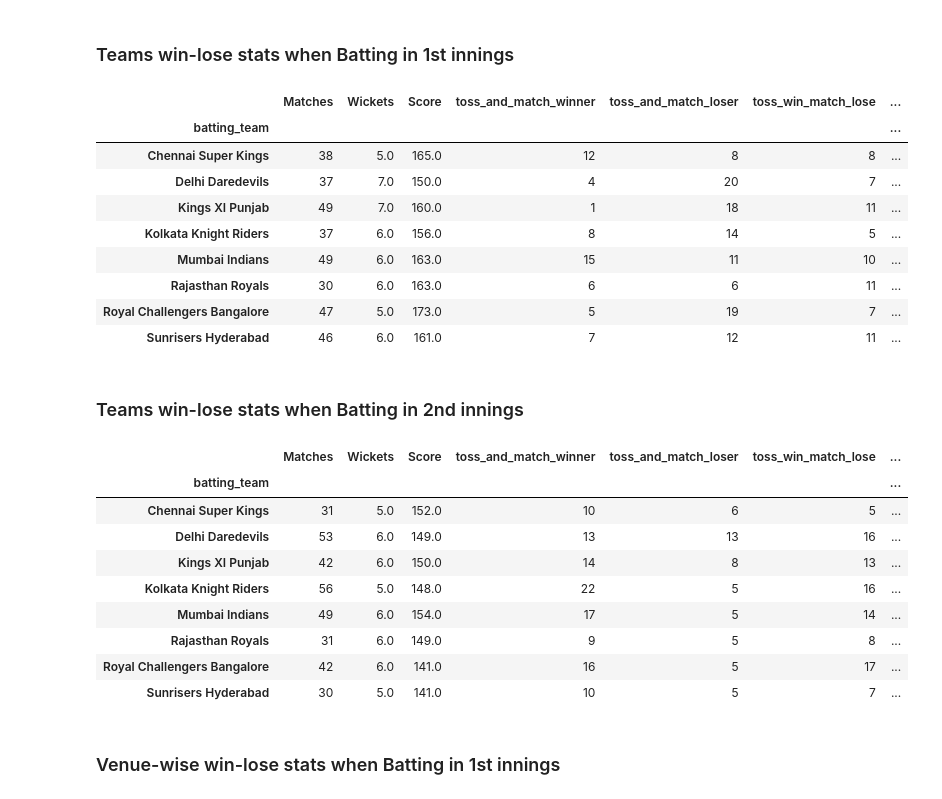
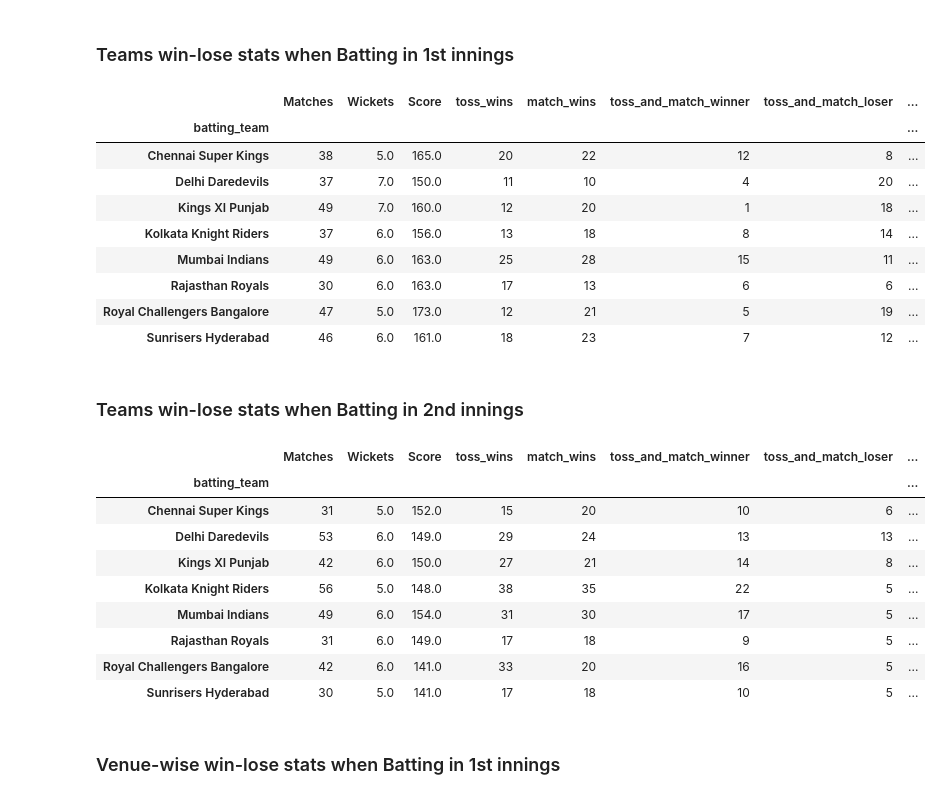
Before and after one commit to dhararkajit/arkajit_repo, a Jupyter notebook: IPL_all_matches_ballbyball.ipynb, the cells around one changed output. Cells and saved outputs as stored; diff of their text form; code cells hidden in the pictures.

```diff
--- a/IPL_all_matches_ballbyball.ipynb
+++ b/IPL_all_matches_ballbyball.ipynb
@@ -475,0 +500,6 @@ i2_full = i2_df_new.append(i2_df_2013new.append(i2_df_2014new.append(i2_df_2015n
+# %%
+i1_full.loc[i1_full.batting_team == 'Rising Pune Supergiant','batting_team']='Rising Pune Supergiants'
+i1_full.loc[i1_full.match_winner == 'Rising Pune Supergiant','match_winner']='Rising Pune Supergiants'
+
+i2_full.loc[i2_full.batting_team == 'Rising Pune Supergiant','batting_team']='Rising Pune Supergiants'
+i2_full.loc[i2_full.match_winner == 'Rising Pune Supergiant','match_winner']='Rising Pune Supergiants'
@@ -507,44 +528,48 @@ from collections import OrderedDict
 # %%
 def agg_wkts_runs_by(df,para):
     result = df.groupby(para).agg(OrderedDict([('venue','count'),('wickets','mean'),
-                                   ('Total','mean'),('toss_and_match_winner','sum'),
-                                   ('toss_and_match_loser','sum'),('toss_win_match_lose','sum'),
-                                   ('toss_lose_match_win','sum')])).round().rename(columns =
+                                   ('Total','mean'),('toss','sum'),('winner','sum'),
+                                   ('toss_and_match_winner','sum'),('toss_and_match_loser','sum'),
+                                   ('toss_win_match_lose','sum'),('toss_lose_match_win','sum')])).round().rename(
+                                                                                    columns =
                                                                                    {'venue':'Matches','Total':'Score',
+                                                                                  'toss':'toss_wins','winner':'match_wins',
                                                                                   'wickets':'Wickets'})
     return result
 # %% [markdown]
 ### Teams win-lose stats when Batting in 1st innings
 # %%
 i1_teams_agg = agg_wkts_runs_by(i1_full,['batting_team'])[agg_wkts_runs_by(i1_full,['batting_team'])['Matches'] > 20]
+i1_teams_agg.to_csv('teams_batting_first.csv')
 i1_teams_agg
 # %% [output]
-|  | Matches | Wickets | Score | toss_and_match_winner | toss_and_match_loser | toss_win_match_lose | ... |
-| batting_team |  |  |  |  |  |  | ... |
-| Chennai Super Kings | 38 | 5.0 | 165.0 | 12 | 8 | 8 | ... |
-| Delhi Daredevils | 37 | 7.0 | 150.0 | 4 | 20 | 7 | ... |
-| Kings XI Punjab | 49 | 7.0 | 160.0 | 1 | 18 | 11 | ... |
-| Kolkata Knight Riders | 37 | 6.0 | 156.0 | 8 | 14 | 5 | ... |
-| Mumbai Indians | 49 | 6.0 | 163.0 | 15 | 11 | 10 | ... |
-| Rajasthan Royals | 30 | 6.0 | 163.0 | 6 | 6 | 11 | ... |
-| Royal Challengers Bangalore | 47 | 5.0 | 173.0 | 5 | 19 | 7 | ... |
-| Sunrisers Hyderabad | 46 | 6.0 | 161.0 | 7 | 12 | 11 | ... |
+|  | Matches | Wickets | Score | toss_wins | match_wins | toss_and_match_winner | toss_and_match_loser | ... |
+| batting_team |  |  |  |  |  |  |  | ... |
+| Chennai Super Kings | 38 | 5.0 | 165.0 | 20 | 22 | 12 | 8 | ... |
+| Delhi Daredevils | 37 | 7.0 | 150.0 | 11 | 10 | 4 | 20 | ... |
+| Kings XI Punjab | 49 | 7.0 | 160.0 | 12 | 20 | 1 | 18 | ... |
+| Kolkata Knight Riders | 37 | 6.0 | 156.0 | 13 | 18 | 8 | 14 | ... |
+| Mumbai Indians | 49 | 6.0 | 163.0 | 25 | 28 | 15 | 11 | ... |
+| Rajasthan Royals | 30 | 6.0 | 163.0 | 17 | 13 | 6 | 6 | ... |
+| Royal Challengers Bangalore | 47 | 5.0 | 173.0 | 12 | 21 | 5 | 19 | ... |
+| Sunrisers Hyderabad | 46 | 6.0 | 161.0 | 18 | 23 | 7 | 12 | ... |
 # %% [markdown]
 ### Teams win-lose stats when Batting in 2nd innings
 # %%
 i2_teams_agg = agg_wkts_runs_by(i2_full,['batting_team'])[agg_wkts_runs_by(i2_full,['batting_team'])['Matches'] > 20]
+i2_teams_agg.to_csv('teams_batting_second.csv')
 i2_teams_agg
 # %% [output]
-|  | Matches | Wickets | Score | toss_and_match_winner | toss_and_match_loser | toss_win_match_lose | ... |
-| batting_team |  |  |  |  |  |  | ... |
-| Chennai Super Kings | 31 | 5.0 | 152.0 | 10 | 6 | 5 | ... |
-| Delhi Daredevils | 53 | 6.0 | 149.0 | 13 | 13 | 16 | ... |
-| Kings XI Punjab | 42 | 6.0 | 150.0 | 14 | 8 | 13 | ... |
-| Kolkata Knight Riders | 56 | 5.0 | 148.0 | 22 | 5 | 16 | ... |
-| Mumbai Indians | 49 | 6.0 | 154.0 | 17 | 5 | 14 | ... |
-| Rajasthan Royals | 31 | 6.0 | 149.0 | 9 | 5 | 8 | ... |
-| Royal Challengers Bangalore | 42 | 6.0 | 141.0 | 16 | 5 | 17 | ... |
-| Sunrisers Hyderabad | 30 | 5.0 | 141.0 | 10 | 5 | 7 | ... |
+|  | Matches | Wickets | Score | toss_wins | match_wins | toss_and_match_winner | toss_and_match_loser | ... |
+| batting_team |  |  |  |  |  |  |  | ... |
+| Chennai Super Kings | 31 | 5.0 | 152.0 | 15 | 20 | 10 | 6 | ... |
+| Delhi Daredevils | 53 | 6.0 | 149.0 | 29 | 24 | 13 | 13 | ... |
+| Kings XI Punjab | 42 | 6.0 | 150.0 | 27 | 21 | 14 | 8 | ... |
+| Kolkata Knight Riders | 56 | 5.0 | 148.0 | 38 | 35 | 22 | 5 | ... |
+| Mumbai Indians | 49 | 6.0 | 154.0 | 31 | 30 | 17 | 5 | ... |
+| Rajasthan Royals | 31 | 6.0 | 149.0 | 17 | 18 | 9 | 5 | ... |
+| Royal Challengers Bangalore | 42 | 6.0 | 141.0 | 33 | 20 | 16 | 5 | ... |
+| Sunrisers Hyderabad | 30 | 5.0 | 141.0 | 17 | 18 | 10 | 5 | ... |
 # %% [markdown]
 ### Venue-wise win-lose stats when Batting in 1st innings
 # %%
```
Also changed, not shown: parts of 7 cells of this notebook.
